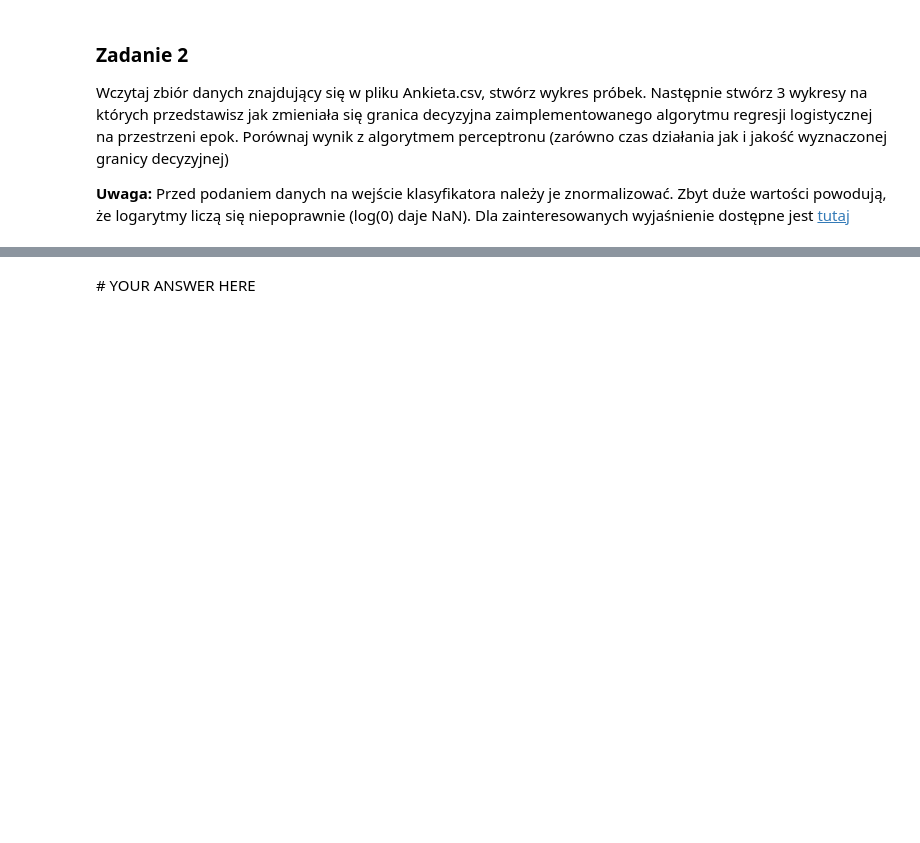
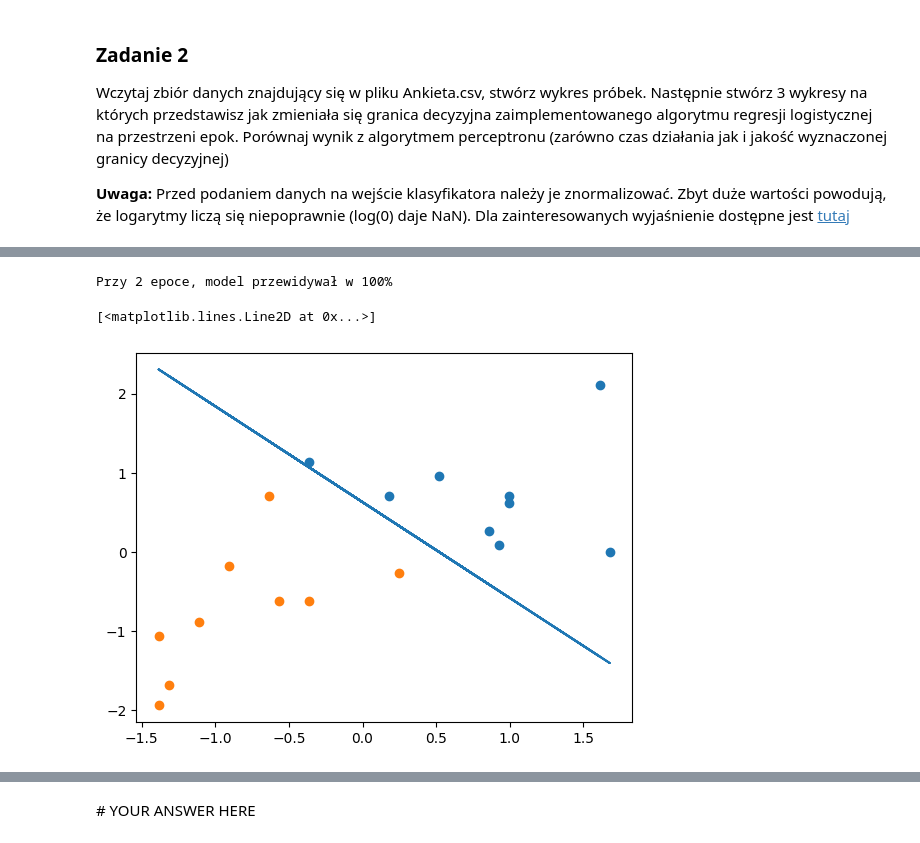
Before and after one commit to DyremiX/Laby, a Jupyter notebook: Lab5/139509_michal_dubiel_Logistic_regression.ipynb, the cells around one changed output, grey strips where cells are left out. Cells and saved outputs as stored; diff of their text form; code cells hidden in the pictures; blank space fills up the shorter version.

```diff
--- a/Lab5/139509_michal_dubiel_Logistic_regression.ipynb
+++ b/Lab5/139509_michal_dubiel_Logistic_regression.ipynb
@@ -162,0 +204,44 @@ def update_regression_coefficients(X: np.ndarray, y: np.ndarray, betas: np.ndarr
+# %%
+# Ignorowanie wszystkich ostrzeżeń
+import warnings
+warnings.filterwarnings("ignore", category=FutureWarning)
+
+class Perceptron:
+    def __init__(self, X, Y) -> None:
+        self.W = np.zeros(X[0].shape[0])
+        self.bias = 0
+        self.X = X
+        self.Y = Y
+        pass
+    def predict(self) -> np.array:
+        return [1 if self.bias + np.sum(self.X[i]*self.W) >= 0 else 0 for i in range(len(self.X))]
+
+    def fit(self,alpha: float = 0.01, epochs: int = 1000) -> int:
+        for i in range(epochs):
+            # if i%100 == 0: print(f'Epoka - {i}, {i/epochs * 100}%')
+            for j in range(len(self.Y)):
+                results = self.predict() - self.Y
+                if sum(1 if x == -1 else x for x in results) == 0:
+                    print(f"Przy {i} epoce, model przewidywał w 100% ")
+                    return sum(1 if x == -1 else x for x in results)
+                if results[j] == -1:
+                    self.bias = (self.bias + alpha)
+                elif results[j] == 1:
+                    self.bias = (self.bias - alpha)
+                for w in range(len(self.W)):
+                    if results[j] == -1:
+                        self.W[w] = self.W[w] + alpha*self.X[j][w]
+                    elif results[j] == 1:
+                        self.W[w] = self.W[w] - alpha*self.X[j][w]
+        return sum(1 if x == -1 else x for x in results)
+# %%
+model1 = Perceptron(np.array(scaled_data), df['Plec'])
+model1.fit(epochs=100, alpha=0.0001)
+wzrost_set = -(model1.bias + model1.W[0]*scaled_data[:,0])/model1.W[1]
+plt.scatter(scaled_data_plec[scaled_data_plec[:,2] == 0][:,0],scaled_data_plec[scaled_data_plec[:,2] == 0][:,1], label='Mezczyzni')
+plt.scatter(scaled_data_plec[scaled_data_plec[:,2] == 1][:,0],scaled_data_plec[scaled_data_plec[:,2] == 1][:,1], label='Kobiety')
+plt.plot(scaled_data[:,0], wzrost_set, label='epoch 0')
+# %% [output]
+Przy 2 epoce, model przewidywał w 100%
+[<matplotlib.lines.Line2D at 0x...>]
+[figure, added]
```
Also changed, not shown: parts of 24 cells of this notebook, 13 other files.
